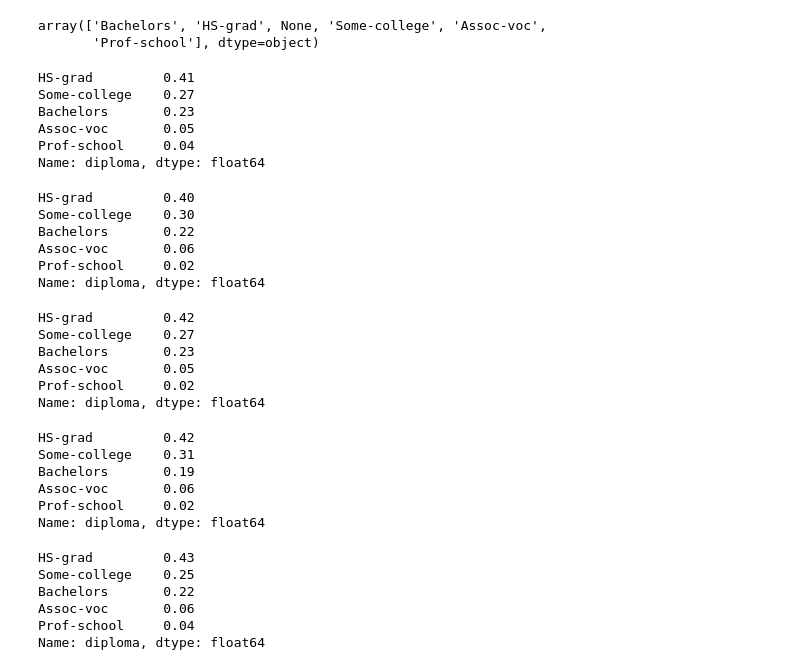
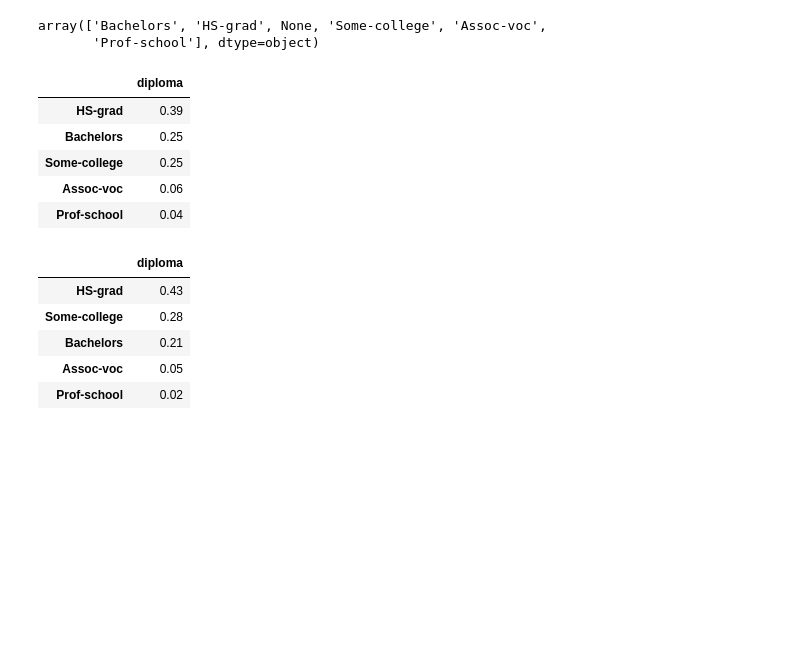
Before and after one commit to MBouchaqour/DS2022, a Jupyter notebook: week-013/EDAP2-main/Exploratory_Data_Analysis/towardDS_1.ipynb, the cells around one changed output. Drawn from its saved outputs; the diff is of its cells as text; code cells hidden in the pictures; blank space fills up the shorter version.

```diff
--- a/week-013/EDAP2-main/Exploratory_Data_Analysis/towardDS_1.ipynb
+++ b/week-013/EDAP2-main/Exploratory_Data_Analysis/towardDS_1.ipynb
@@ -290,53 +294,24 @@ def get_sample(filterby,freq_sample,data=df_adult):
 # %%
-sample_1_for_100=get_sample("diploma",100).value_counts(normalize=True).round(2)
+sample_1_for_100=get_sample_number("diploma",100).value_counts(normalize=True).round(2)
+table=pd.DataFrame(data=sample_1_for_100,index=sample_1_for_100.index)
+table
+# %% [output]
+|  | diploma |
+| HS-grad | 0.39 |
+| Bachelors | 0.25 |
+| Some-college | 0.25 |
+| Assoc-voc | 0.06 |
+| Prof-school | 0.04 |
-# %%
-sample_1_for_100
-# %% [output]
-HS-grad         0.41
-Some-college    0.27
-Bachelors       0.23
-Assoc-voc       0.05
-Prof-school     0.04
-Name: diploma, dtype: float64
 # %%
-sample_2_for_100=get_sample("diploma",1000).value_counts(normalize=True).round(2)
-sample_2_for_100
+sample_1_for_100=get_sample_number("diploma",1000).value_counts(normalize=True).round(2)
+table=pd.DataFrame(data=sample_1_for_100,index=sample_1_for_100.index)
+table
 # %% [output]
-HS-grad         0.40
-Some-college    0.30
-Bachelors       0.22
-Assoc-voc       0.06
-Prof-school     0.02
-Name: diploma, dtype: float64
+|  | diploma |
+| HS-grad | 0.43 |
+| Some-college | 0.28 |
+| Bachelors | 0.21 |
+| Assoc-voc | 0.05 |
+| Prof-school | 0.02 |
-# %%
-sample_3_for_100=get_sample("diploma",1000).value_counts(normalize=True).round(2)
-sample_3_for_100
-# %% [output]
-HS-grad         0.42
-Some-college    0.27
-Bachelors       0.23
-Assoc-voc       0.05
-Prof-school     0.02
-Name: diploma, dtype: float64
-# %%
-sample_4_for_100=get_sample("diploma",1000).value_counts(normalize=True).round(2)
-sample_4_for_100
-# %% [output]
-HS-grad         0.42
-Some-college    0.31
-Bachelors       0.19
-Assoc-voc       0.06
-Prof-school     0.02
-Name: diploma, dtype: float64
-# %%
-sample_5_for_100=get_sample("diploma",100).value_counts(normalize=True).round(2)
-sample_5_for_100
-# %% [output]
-HS-grad         0.43
-Some-college    0.25
-Bachelors       0.22
-Assoc-voc       0.06
-Prof-school     0.04
-Name: diploma, dtype: float64
 # %%
 # sample_1_for_100.to_excel(r'Path to store the exported excel file\File Name.xlsx',index=False)
```
Also changed, not shown: parts of 11 cells of this notebook, 1 other file.
